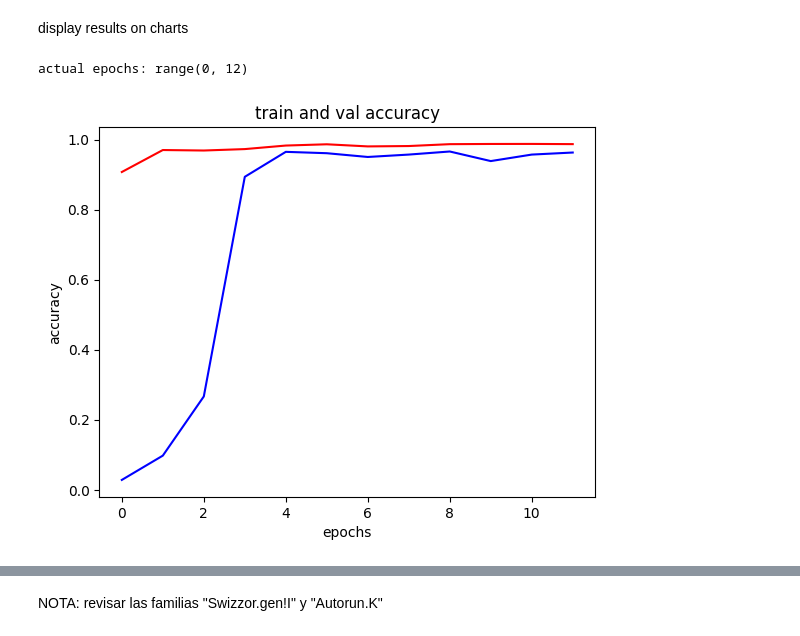
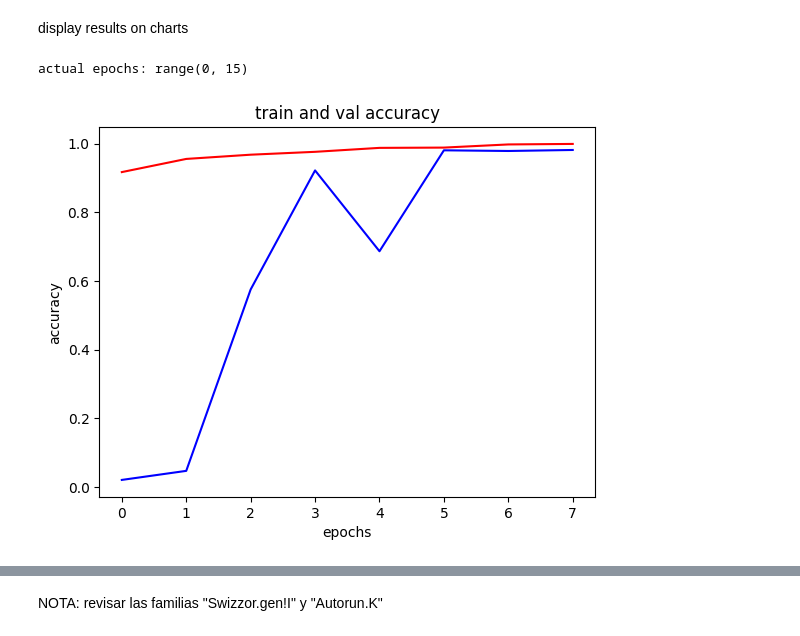
Before and after one commit to rockysaimon/cnn2, a Jupyter notebook: cnnModel.ipynb, the cells around one changed output, grey strips where cells are left out. Saved outputs shown, nothing was run; the diff lists cells and outputs as text; code cells hidden in the pictures.

```diff
--- a/cnnModel.ipynb
+++ b/cnnModel.ipynb
@@ -13,7 +13,7 @@ import time
 import matplotlib.pyplot as plt
 import math
 # %%
-img=128
+img=256
 img_size=[img,img]
 
 numOfClasses=26
@@ -105,7 +105,7 @@ validationSteps = int(np.ceil(test_set.samples / batchSize))
 # %% [markdown]
 # OJO CON EL .KERAS O .H5
 # %%
-model_file="train_model/modelo1.keras"
+model_file="train_model/modelo2.keras"
 bestModel=ModelCheckpoint(model_file, monitor="val_accuracy", save_best_only=True)
 early_stopping = EarlyStopping(monitor='val_loss', patience=7)
 # %%
@@ -166,22 +168,23 @@ print(model.metrics_names)
 # %% [markdown]
 display results on charts
 # %%
+#hi=history
 acc=history.history["accuracy"]
-val_acc=history.history["val_accuracy"]
+val_ac=history.history["val_accuracy"]
 loss=history.history["loss"]
 val_loss=history.history["val_loss"]
 # %%
 actualEpochs=range(len(acc))
 print(f"actual epochs: {str(actualEpochs)}")
 # %% [output]
-actual epochs: range(0, 12)
+actual epochs: range(0, 15)
 # %%
-plt.plot(actualEpochs, acc, "r", label="train_acc")
-plt.plot(actualEpochs, val_acc, "b", label="val_acc")
+plt.plot(actualEpochs[:8], acc[:8], "r", label="train_acc")
+plt.plot(actualEpochs[:8], val_ac[:8], "b", label="val_acc")
 plt.xlabel("epochs")
 plt.ylabel("accuracy")
 plt.title("train and val accuracy")
 plt.show()
 # %% [output]
-[figure, old version]
+[figure, new version]
 # %%
```
Also changed, not shown: parts of 7 cells of this notebook, 11 other files.
